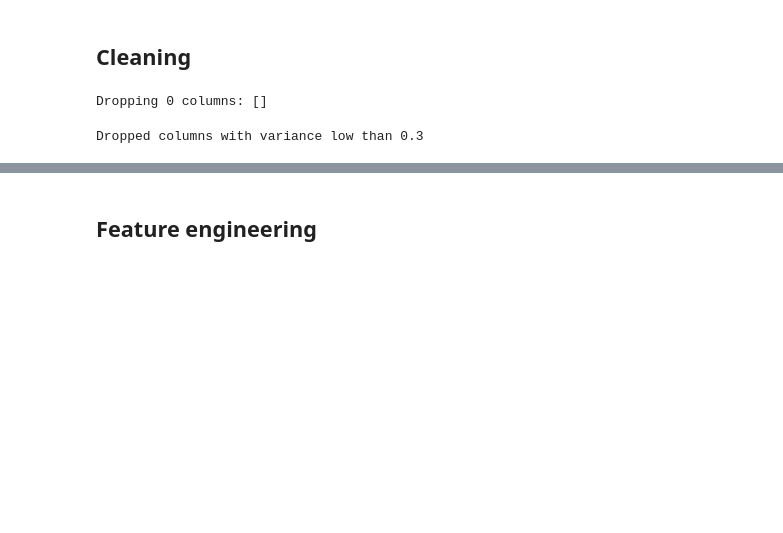
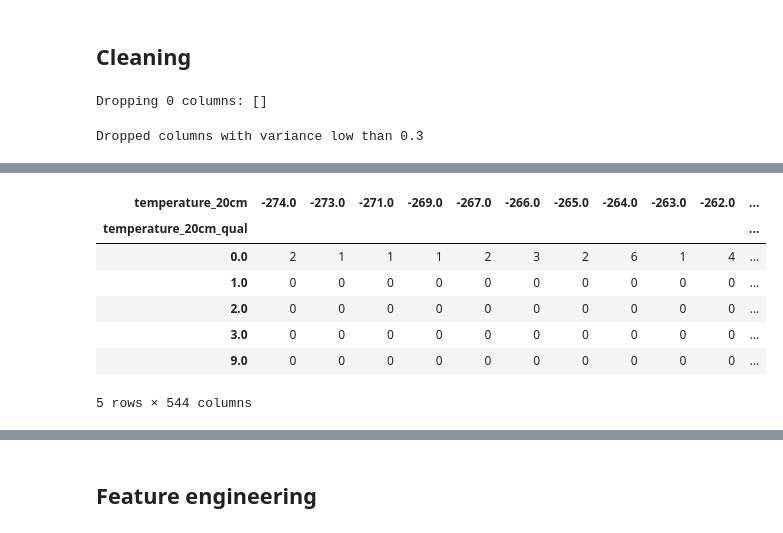
Before and after one commit to omoreva/emergencydatahack, a Jupyter notebook: Preprocessing data.ipynb, the cells around one changed output, grey strips where cells are left out. Saved outputs shown, nothing was run; the diff lists cells and outputs as text; code cells hidden in the pictures; blank space fills up the shorter version.

```diff
--- a/Preprocessing data.ipynb
+++ b/Preprocessing data.ipynb
@@ -55,0 +50,4 @@ NameError: name 'dataset' is not defined
+# %%
+path_to_data = '..//00_data/track_1'
+temp = pd.read_csv(os.path.join(path_to_data, 'meteo_1day.csv'))
+temp.head()
@@ -55,0 +62,11 @@ NameError: name 'dataset' is not defined
+# %%
+pd.crosstab(temp.temperature_20cm_qual, temp.temperature_20cm)
+# %% [output]
+| temperature_20cm | -274.0 | -273.0 | -271.0 | -269.0 | -267.0 | -266.0 | -265.0 | -264.0 | -263.0 | -262.0 | ... |
+| temperature_20cm_qual |  |  |  |  |  |  |  |  |  |  | ... |
+| 0.0 | 2 | 1 | 1 | 1 | 2 | 3 | 2 | 6 | 1 | 4 | ... |
+| 1.0 | 0 | 0 | 0 | 0 | 0 | 0 | 0 | 0 | 0 | 0 | ... |
+| 2.0 | 0 | 0 | 0 | 0 | 0 | 0 | 0 | 0 | 0 | 0 | ... |
+| 3.0 | 0 | 0 | 0 | 0 | 0 | 0 | 0 | 0 | 0 | 0 | ... |
+| 9.0 | 0 | 0 | 0 | 0 | 0 | 0 | 0 | 0 | 0 | 0 | ... |
+5 rows × 544 columns
```
Also changed, not shown: parts of 9 cells of this notebook.
